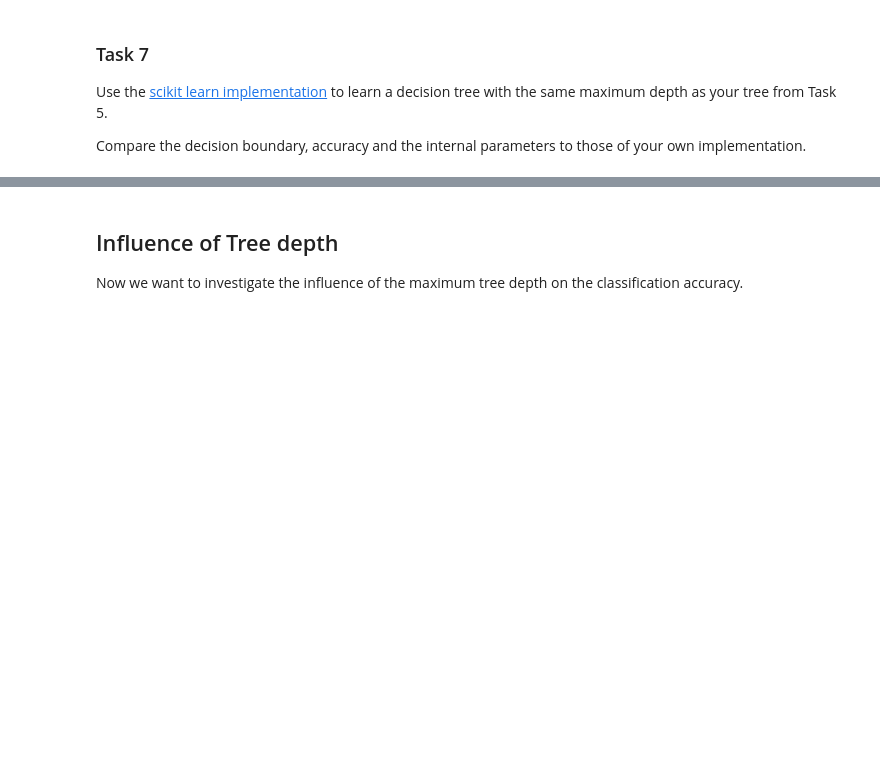
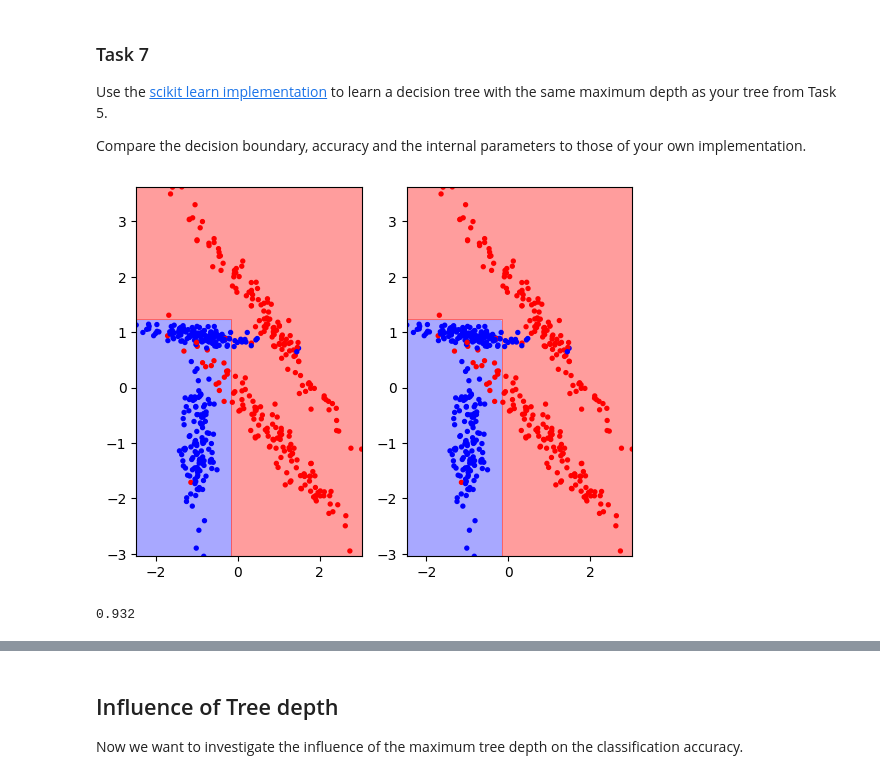
Before and after one commit to HerrMotz/AGDML-Lab, a Jupyter notebook: 06_Decision_Trees/06_Decision_Trees.ipynb, the cells around one changed output, grey strips where cells are left out. Drawn from its saved outputs; the diff is of its cells as text; code cells hidden in the pictures; blank space fills up the shorter version.

```diff
--- a/06_Decision_Trees/06_Decision_Trees.ipynb
+++ b/06_Decision_Trees/06_Decision_Trees.ipynb
@@ -374,3 +426,5 @@ Use the [scikit learn implementation](https://scikit-learn.org/stable/modules/ge
 Compare the decision boundary, accuracy and the internal parameters to those of your own implementation.
 # %%
 # TODO: use scikit learn implementation
+from sklearn.tree import DecisionTreeClassifier
+dt2 = DecisionTreeClassifier(max_depth=2).fit(data_X, data_Y)
@@ -379,4 +431,15 @@ Compare the decision boundary, accuracy and the internal parameters to those of
+# %%
+# TODO: compare decision boundary
+fig, ax = plt.subplots(1, 2)
+utils.plot_dec_boundary(data_X, data_Y, dt, ax[0])
+
+utils.plot_dec_boundary(data_X, data_Y, dt2, ax[1])
+# %% [output]
+[figure, added]
 # %%
 # TODO: compare accuracy
+np.mean(dt2.predict(data_X) == data_Y)
+# %% [output]
+0.932
 # %%
 # TODO: compare parameters
```
Also changed, not shown: parts of 14 cells of this notebook.
